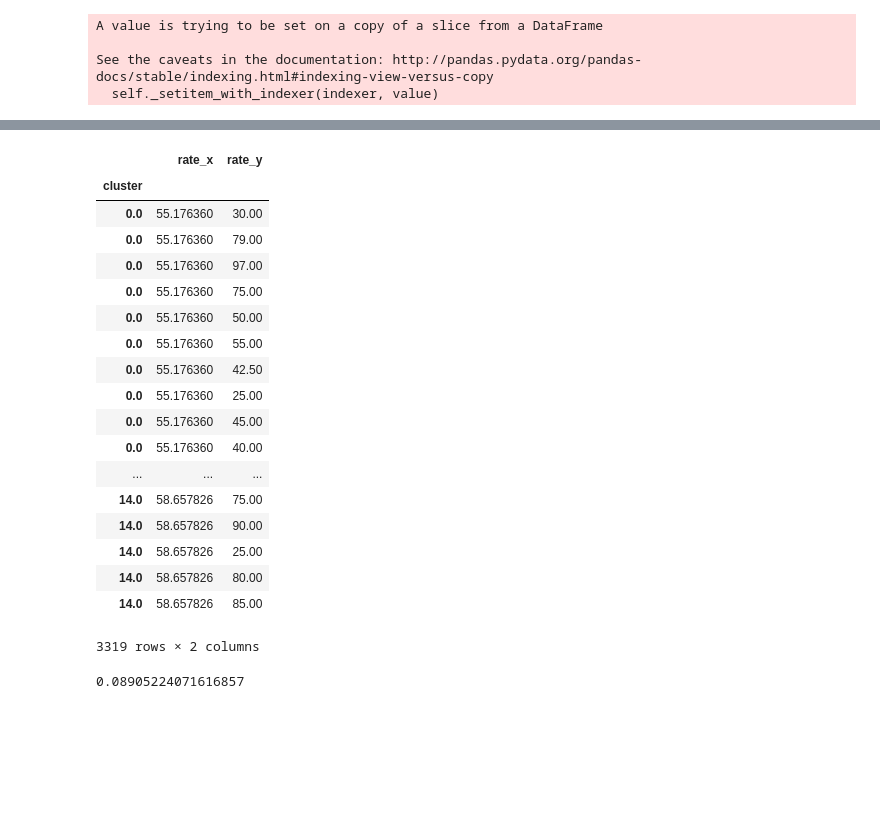
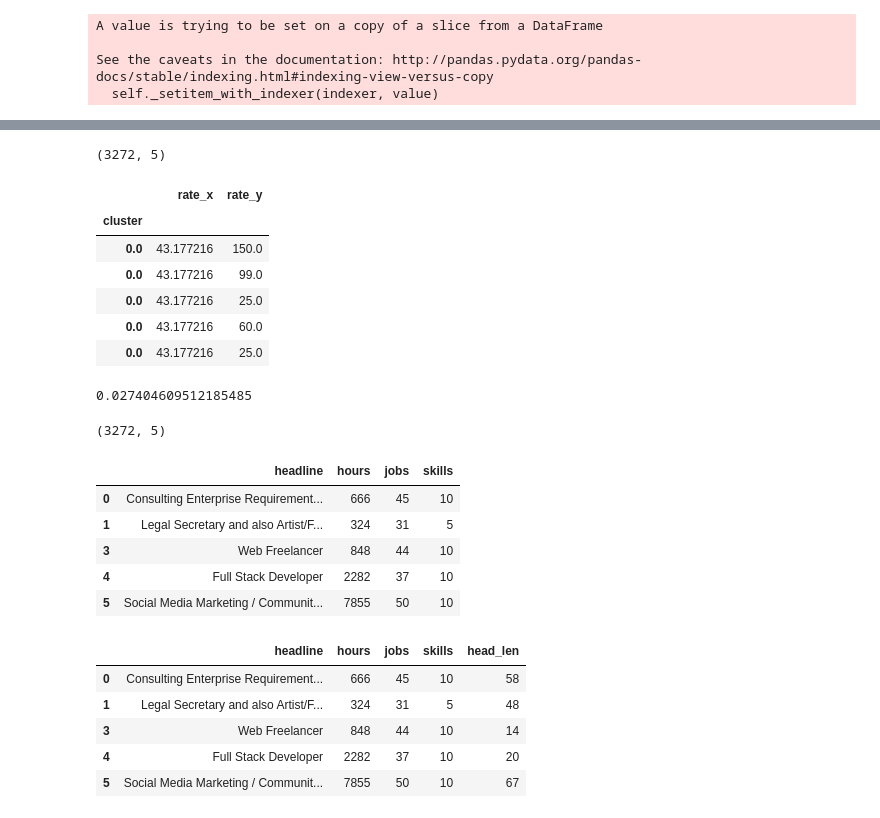
Before and after one commit to davidmasse/freelancer-rates, a Jupyter notebook: regress.ipynb, the cells around one changed output, grey strips where cells are left out. Saved outputs shown, nothing was run; the diff lists cells and outputs as text; code cells hidden in the pictures; blank space fills up the shorter version.

```diff
--- a/regress.ipynb
+++ b/regress.ipynb
@@ -17,4 +17,4 @@ from sklearn.ensemble import RandomForestRegressor, RandomForestClassifier, AdaB
 from sklearn.metrics import mean_squared_error, r2_score, accuracy_score, f1_score, roc_curve, auc, log_loss
 from kmodes.kmodes import KModes
 # %%
-df = pd.read_csv('basics500.csv')
+df = pd.read_csv('all500.csv')
@@ -87,0 +101,2 @@ df.shape
+# %%
+df = df[df.rate < 200]
@@ -123,4 +146,4 @@ skills_df.head()
 # %%
-km = KModes(n_clusters=15, init='Huang', n_init=11, verbose=1)
+km = KModes(n_clusters=12, init='Huang', n_init=6, verbose=1)
 clusters = km.fit_predict(skills_df)
 print(km.cluster_centroids_)
@@ -234,5 +250,5 @@ dict(zip(unique2, counts2))
 # %%
-for_box = np.stack((clust_assigned2, y), axis = 1)
+for_box = np.stack((clust_assigned, y), axis = 1)
 # %%
 box_df = pd.DataFrame(for_box)
 # %%
@@ -259,34 +268,30 @@ plt.show
 # %%
 box_means = dfg.mean()
+# %%
+df.shape
+# %% [output]
+(3272, 5)
 # %%
 y_and_cluster_means = pd.merge(box_means, box_df, how='inner', on='cluster', left_on=None, right_on=None,
          left_index=False, right_index=True, sort=False,
          suffixes=('_x', '_y'), copy=True, indicator=False,
          validate=None)
 # %%
-y_and_cluster_means
+y_and_cluster_means.head()
 # %% [output]
 |  | rate_x | rate_y |
 | cluster |  |  |
-| 0.0 | 55.176360 | 30.00 |
-| 0.0 | 55.176360 | 79.00 |
-| 0.0 | 55.176360 | 97.00 |
-| 0.0 | 55.176360 | 75.00 |
-| 0.0 | 55.176360 | 50.00 |
-| 0.0 | 55.176360 | 55.00 |
-| 0.0 | 55.176360 | 42.50 |
-| 0.0 | 55.176360 | 25.00 |
-| 0.0 | 55.176360 | 45.00 |
-| 0.0 | 55.176360 | 40.00 |
-| ... | ... | ... |
-| 14.0 | 58.657826 | 75.00 |
-| 14.0 | 58.657826 | 90.00 |
-| 14.0 | 58.657826 | 25.00 |
-| 14.0 | 58.657826 | 80.00 |
-| 14.0 | 58.657826 | 85.00 |
+| 0.0 | 43.177216 | 150.0 |
+| 0.0 | 43.177216 | 99.0 |
+| 0.0 | 43.177216 | 25.0 |
+| 0.0 | 43.177216 | 60.0 |
+| 0.0 | 43.177216 | 25.0 |
-3319 rows × 2 columns
 # %%
 r2_score(y_and_cluster_means.rate_y, y_and_cluster_means.rate_x)
 # %% [output]
-0.08905224071616857
+0.027404609512185485
+# %%
+df.shape
+# %% [output]
+(3272, 5)
 # %%
@@ -294,2 +299,11 @@ X = df.drop(['rate', 'headline'], axis = 1)
 # %%
 X.skills = X.skills.map(lambda li: len(li))
+# %%
+X.head()
+# %% [output]
+|  | headline | hours | jobs | skills |
+| 0 | Consulting Enterprise Requirement... | 666 | 45 | 10 |
+| 1 | Legal Secretary and also Artist/F... | 324 | 31 | 5 |
+| 3 | Web Freelancer | 848 | 44 | 10 |
+| 4 | Full Stack Developer | 2282 | 37 | 10 |
+| 5 | Social Media Marketing / Communit... | 7855 | 50 | 10 |
@@ -295,0 +313,9 @@ X.skills = X.skills.map(lambda li: len(li))
+# %%
+X.head()
+# %% [output]
+|  | headline | hours | jobs | skills | head_len |
+| 0 | Consulting Enterprise Requirement... | 666 | 45 | 10 | 58 |
+| 1 | Legal Secretary and also Artist/F... | 324 | 31 | 5 | 48 |
+| 3 | Web Freelancer | 848 | 44 | 10 | 14 |
+| 4 | Full Stack Developer | 2282 | 37 | 10 | 20 |
+| 5 | Social Media Marketing / Communit... | 7855 | 50 | 10 | 67 |
```
Also changed, not shown: parts of 71 cells of this notebook, 3 other files.
